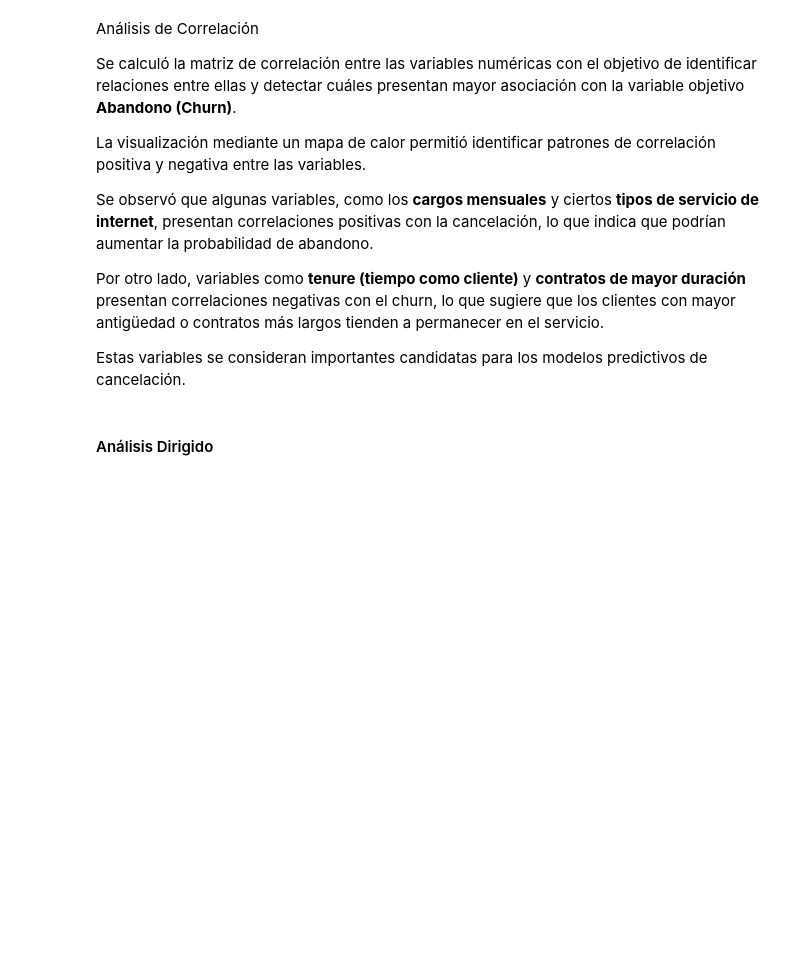
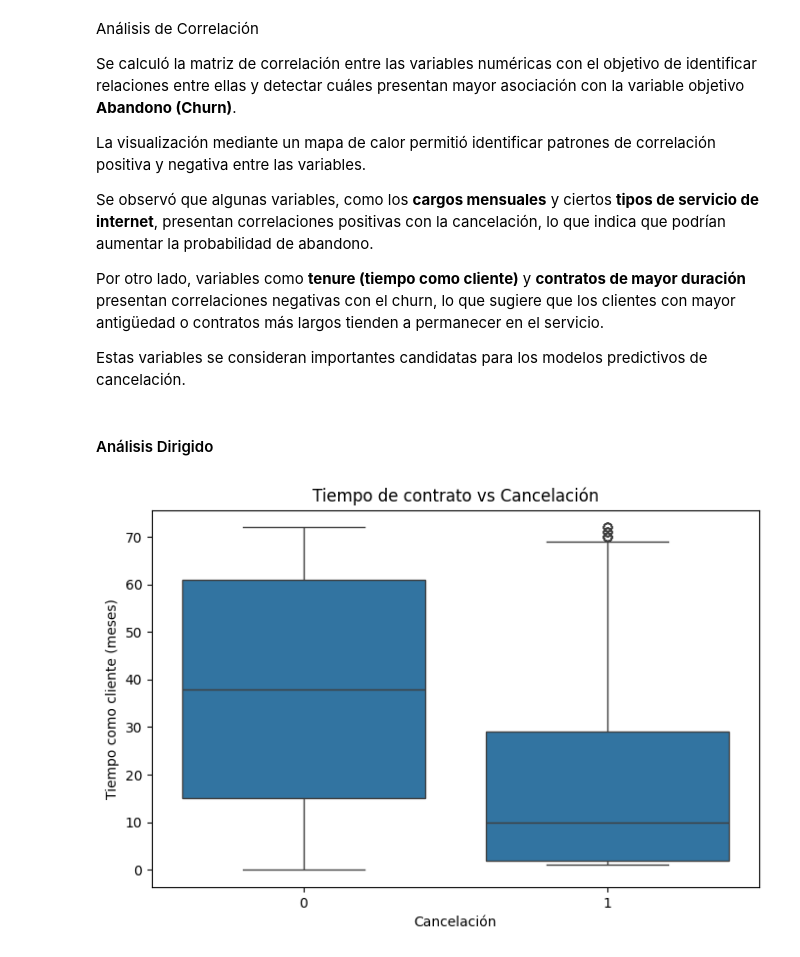
Before and after one commit to angelaoica-dev/challenge-TelecomX-2, a Jupyter notebook: TelecomX_2Latam.ipynb, the cells around one changed output. Saved outputs shown, nothing was run; the diff lists cells and outputs as text; code cells hidden in the pictures; blank space fills up the shorter version.

```diff
--- a/TelecomX_2Latam.ipynb
+++ b/TelecomX_2Latam.ipynb
@@ -301,3 +303,20 @@ Por otro lado, variables como **tenure (tiempo como cliente)** y **contratos de
 Estas variables se consideran importantes candidatas para los modelos predictivos de cancelación.
 # %% [markdown]
 #### Análisis Dirigido
+# %%
+#Tiempo de contrato (tenure) vs Cancelación
+plt.figure(figsize=(8,5))
+
+sns.boxplot(
+    x='Abandono',
+    y='Antigüedad (meses)',
+    data=df
+)
+
+plt.title('Tiempo de contrato vs Cancelación')
+plt.xlabel('Cancelación')
+plt.ylabel('Tiempo como cliente (meses)')
+
+plt.show()
+# %% [output]
+[figure, added]
```
Also changed, not shown: parts of 5 cells of this notebook.
